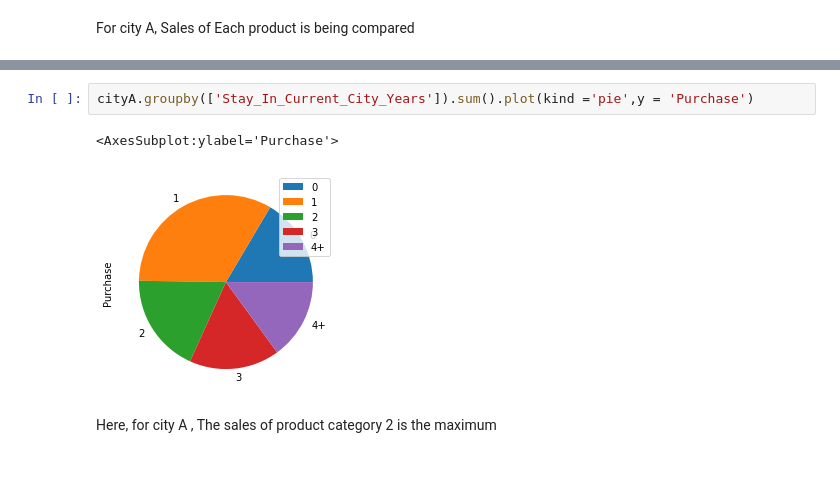
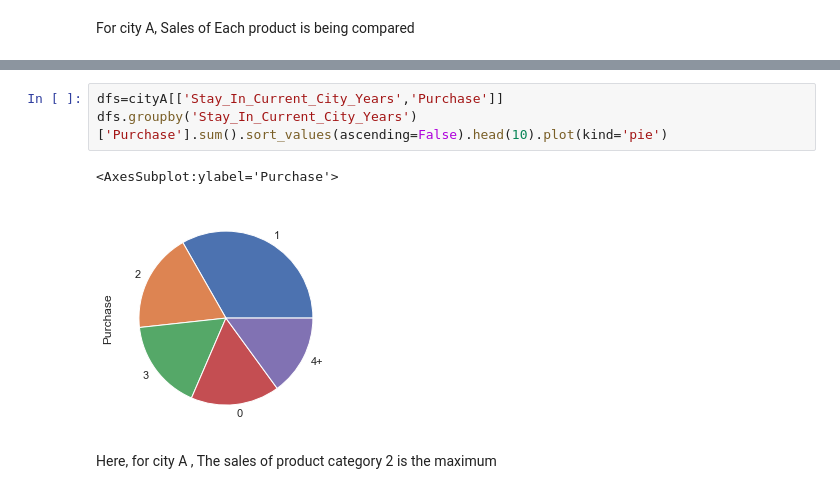
Before and after one commit to ksagar620/Capstone, a Jupyter notebook: checkpoint1-P1 - Copy.ipynb, the cells around one changed output, grey strips where cells are left out. Saved outputs shown, nothing was run; the diff lists cells and outputs as text.

```diff
--- a/checkpoint1-P1 - Copy.ipynb
+++ b/checkpoint1-P1 - Copy.ipynb
@@ -96,8 +86,9 @@ plt.show()
-# %%
-cityA.groupby(['Stay_In_Current_City_Years']).sum().plot(kind ='pie',y = 'Purchase')
-# %% [output]
-<AxesSubplot:ylabel='Purchase'>
-[figure, removed]
+# %%
+dfs=cityA[['Stay_In_Current_City_Years','Purchase']]
+dfs.groupby('Stay_In_Current_City_Years')['Purchase'].sum().sort_values(ascending=False).head(10).plot(kind='pie')
+# %% [output]
+<AxesSubplot:ylabel='Purchase'>
+[figure, added]
 # %% [markdown]
 Here, for city A , The sales of product category 2 is the maximum
 # %%
```
Also changed, not shown: parts of 18 cells of this notebook.
